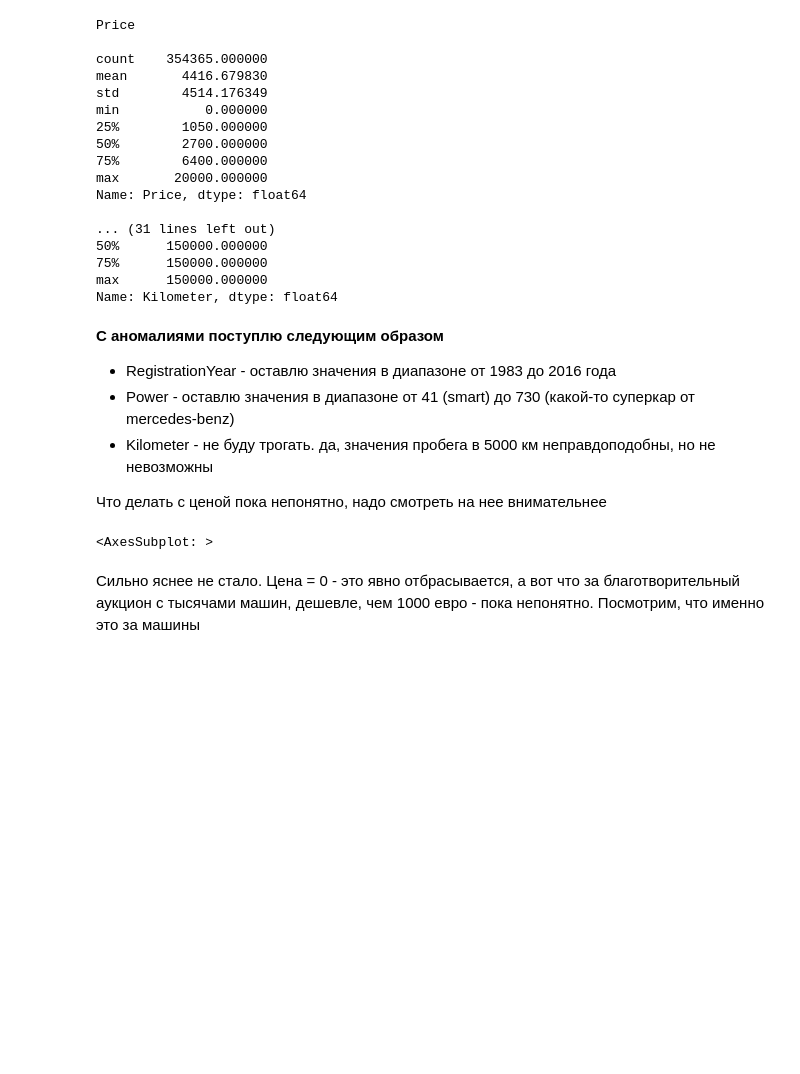
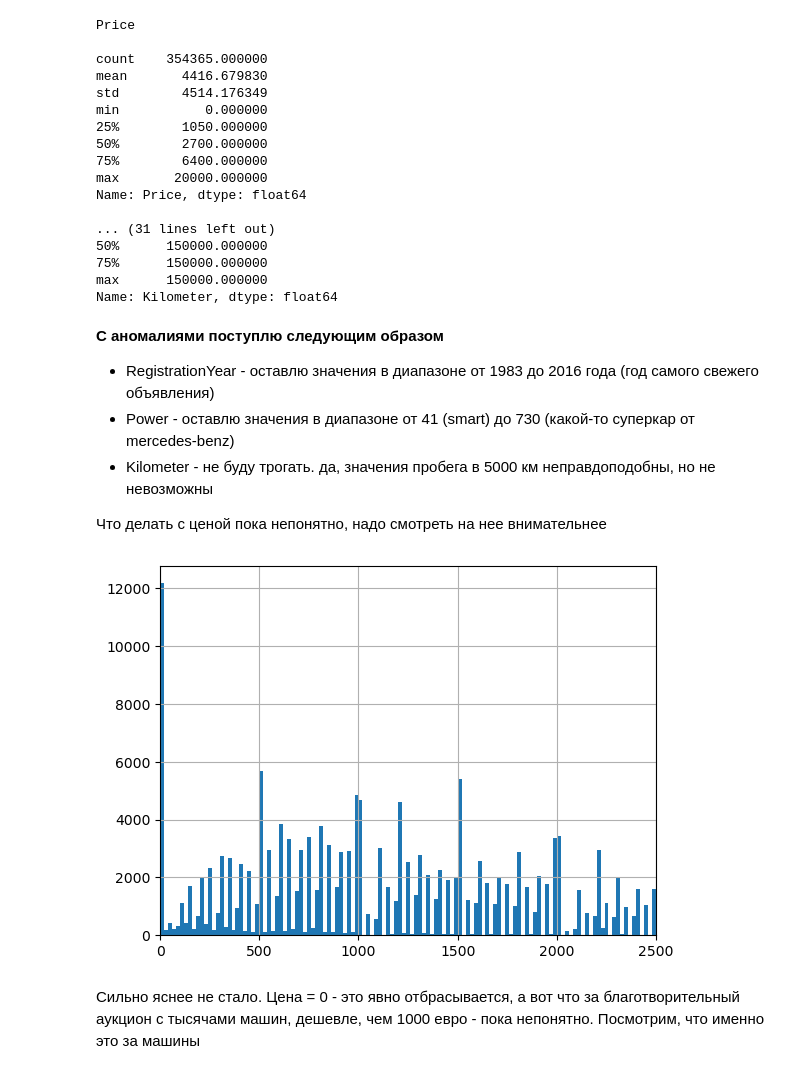
Before and after one commit to fedor-konovalenko/yandex-practicum, a Jupyter notebook: прогнозирование цены автомобиля/car_price.ipynb, the cells around one changed output. Cells and saved outputs as stored; diff of their text form; code cells hidden in the pictures; blank space fills up the shorter version.

```diff
--- a/прогнозирование цены автомобиля/car_price.ipynb
+++ b/прогнозирование цены автомобиля/car_price.ipynb
@@ -201,16 +205,17 @@ Name: Kilometer, dtype: float64
 # %% [markdown]
 **С аномалиями поступлю следующим образом**
 
-- RegistrationYear - оставлю значения в диапазоне от 1983 до 2016 года
+- RegistrationYear - оставлю значения в диапазоне от 1983 до 2016 года (год самого свежего объявления)
 - Power - оставлю значения в диапазоне от 41 (smart) до 730 (какой-то суперкар от mercedes-benz)
 - Kilometer - не буду трогать. да, значения пробега в 5000 км неправдоподобны, но не невозможны
 
 Что делать с ценой пока непонятно, надо смотреть на нее внимательнее
 # %%
 df['Price'].hist(bins=1000)
-#plt.xlim(0, 2500)
+plt.xlim(0, 2500)
+plt.show()
 # %% [output]
-<AxesSubplot: >
+[figure, added]
 # %% [markdown]
 Сильно яснее не стало. Цена = 0 - это явно отбрасывается, а вот что за благотворительный аукцион с тысячами машин, дешевле, чем 1000 евро - пока непонятно. Посмотрим, что именно это за машины
 # %%
```
Also changed, not shown: parts of 20 cells of this notebook, 6 other files.
